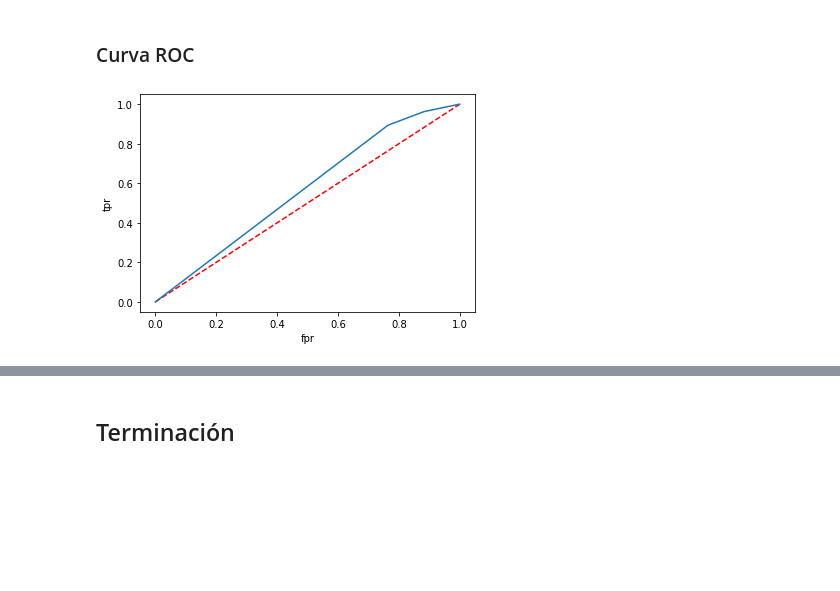
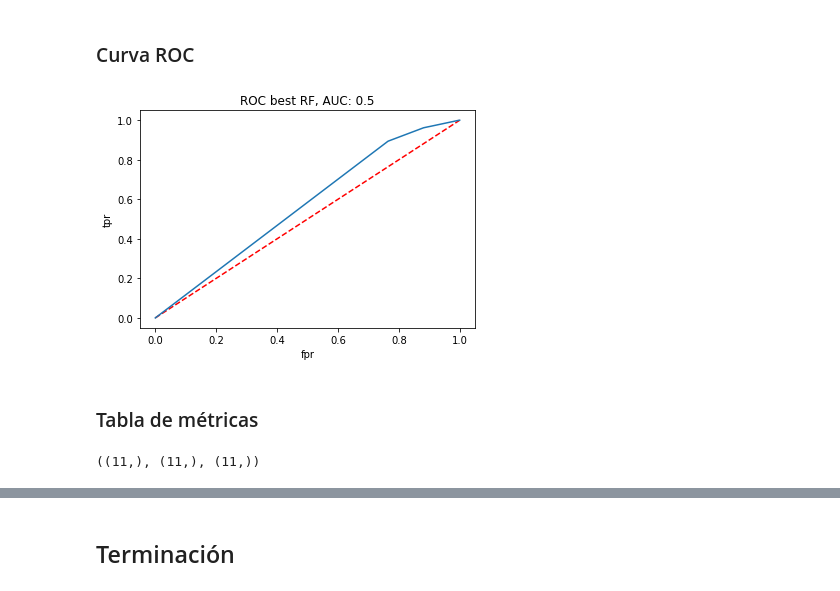
Before and after one commit to rafaelortegar/Proyecto1_IDS_2020, a Jupyter notebook: notebooks/legacy/borrador_jalr_p2.ipynb, the cells around one changed output, grey strips where cells are left out. Saved outputs shown, nothing was run; the diff lists cells and outputs as text; code cells hidden in the pictures; blank space fills up the shorter version.

```diff
--- a/notebooks/legacy/borrador_jalr_p2.ipynb
+++ b/notebooks/legacy/borrador_jalr_p2.ipynb
@@ -402,2 +402,2 @@ Por ahora parece que los dos modelos tienen el mismo desempeño. Escogeré el *r
 # %%
-y_scores = prob_df.forest_pos
+y_scores = prob_df.tree_pos
@@ -403,0 +406,3 @@ y_scores = prob_df.forest_pos
+# %%
+predicted_labels = best_tree.predict(x_test)
+predicted_labels[:10]
@@ -413,11 +426,14 @@ import matplotlib.pyplot as plt
 # %%
 fpr, tpr, thresholds = roc_curve(y_test, y_scores)
 
 plt.clf()
 plt.plot([0,1],[0,1], 'k--', c="red")
 plt.plot(fpr, tpr)
+plt.title("ROC best RF, AUC: {}".format(roc_auc_score(y_test, predicted_labels)))
 plt.xlabel("fpr")
 plt.ylabel("tpr")
 plt.show()
 # %% [output]
-[figure, old version]
+[figure, new version]
+# %% [markdown]
+### Tabla de métricas
@@ -423,0 +443,4 @@ plt.show()
+# %%
+(precision.shape, recall.shape, thresholds_2.shape)
+# %% [output]
+((11,), (11,), (11,))
```
Also changed, not shown: parts of 18 cells of this notebook.
